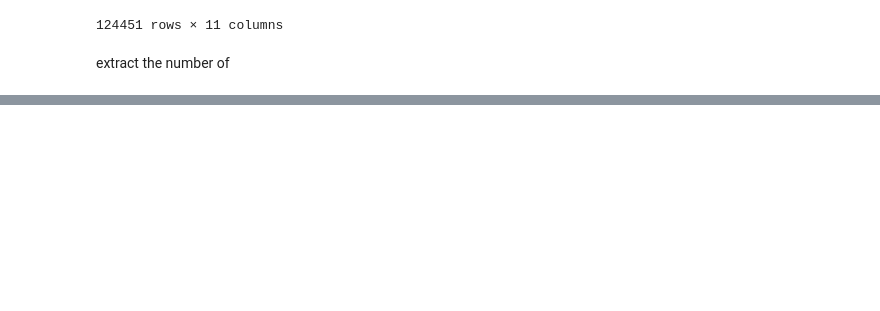
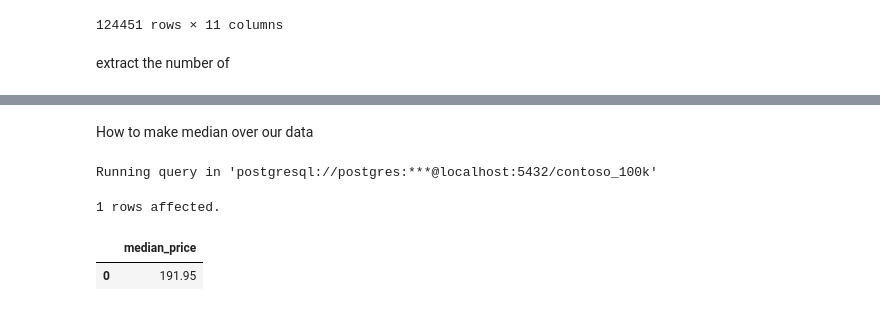
Before and after one commit to ahmadkhanzadeh/AI_Data_Analyzing, a Jupyter notebook: contaso.ipynb, the cells around one changed output, grey strips where cells are left out. Drawn from its saved outputs; the diff is of its cells as text; code cells hidden in the pictures; blank space fills up the shorter version.

```diff
--- a/contaso.ipynb
+++ b/contaso.ipynb
@@ -207,0 +327,13 @@ extract the number of
+# %% [markdown]
+How to make median over our data
+# %%
+%%sql
+
+SELECT
+ PERCENTILE_CONT(0.5) WITHIN GROUP(ORDER BY netprice) AS median_price
+FROM sales
+# %% [output]
+Running query in 'postgresql://postgres:***@localhost:5432/contoso_100k'
+1 rows affected.
+|  | median_price |
+| 0 | 191.95 |
```
Also changed, not shown: parts of 7 cells of this notebook.
